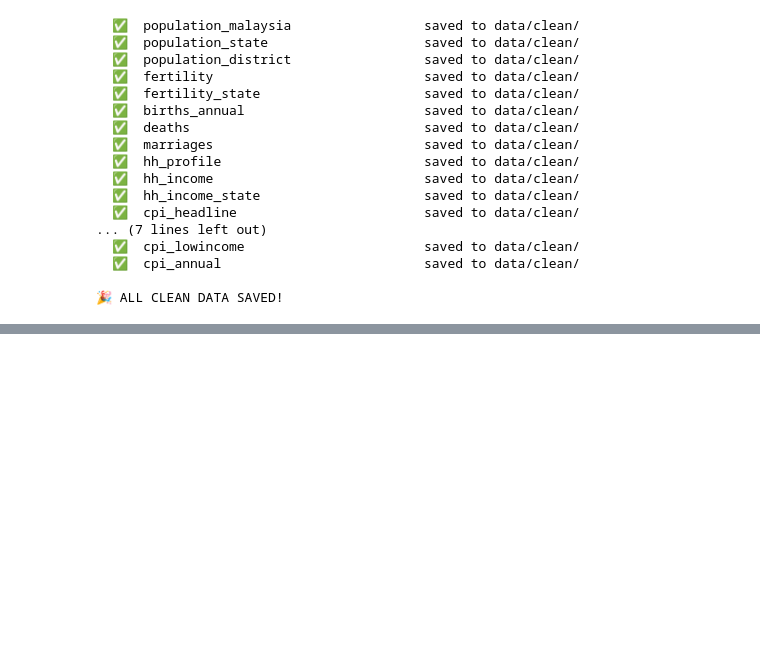
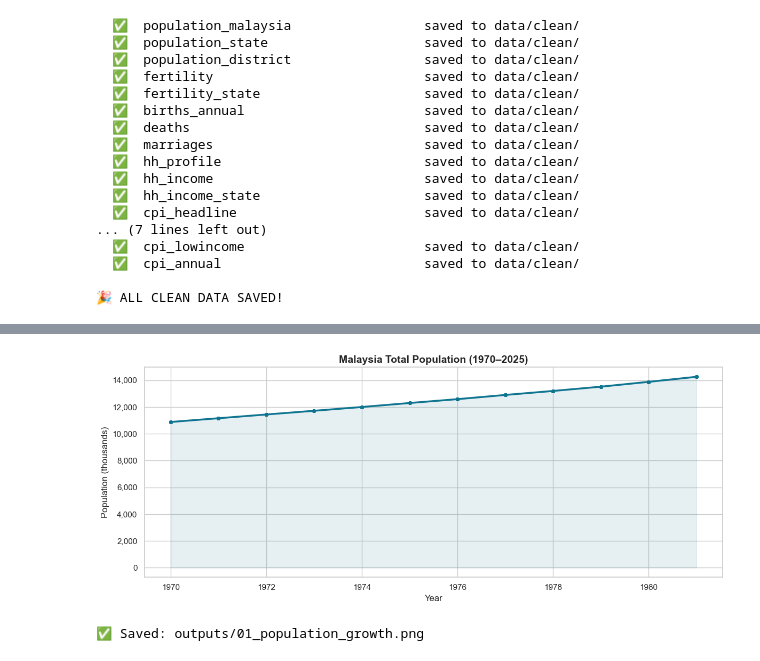
Before and after one commit to izbalqisdev/malaysia-socioeconomic-portfolio, a Jupyter notebook: notebooks/01_EDA_demographics.ipynb, the cells around one changed output, grey strips where cells are left out. Drawn from its saved outputs; the diff is of its cells as text; code cells hidden in the pictures; blank space fills up the shorter version.

```diff
--- a/notebooks/01_EDA_demographics.ipynb
+++ b/notebooks/01_EDA_demographics.ipynb
@@ -735,0 +1166,23 @@ print('🎉 ALL CLEAN DATA SAVED!')
+# %%
+pop_total = pop_malaysia[
+    (pop_malaysia['age'] == 'overall') &
+    (pop_malaysia['sex'] == 'both') &
+    (pop_malaysia['ethnicity'] == 'overall')
+].copy().sort_values('year')
+
+fig, ax = plt.subplots(figsize=(12, 5))
+ax.plot(pop_total['year'], pop_total['population'],
+        color='#0E7490', linewidth=2.5, marker='o', markersize=4)
+ax.fill_between(pop_total['year'], pop_total['population'],
+                alpha=0.1, color='#0E7490')
+ax.set_title('Malaysia Total Population (1970–2025)', fontsize=14, fontweight='bold')
+ax.set_xlabel('Year')
+ax.set_ylabel('Population (thousands)')
+ax.yaxis.set_major_formatter(mticker.FuncFormatter(lambda x, _: f'{x:,.0f}'))
+plt.tight_layout()
+plt.savefig('../outputs/01_population_growth.png', dpi=150, bbox_inches='tight')
+plt.show()
+print('✅ Saved: outputs/01_population_growth.png')
+# %% [output]
+[figure, added]
+✅ Saved: outputs/01_population_growth.png
```
Also changed, not shown: parts of 15 cells of this notebook, 52 other files.
